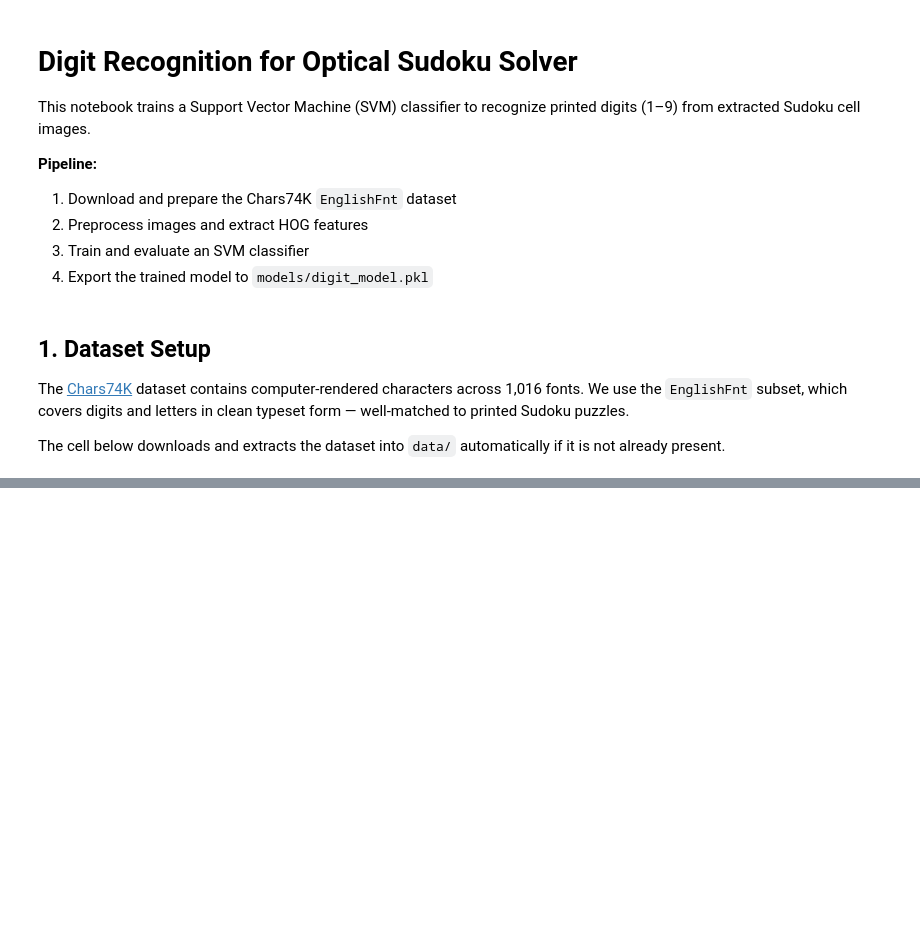
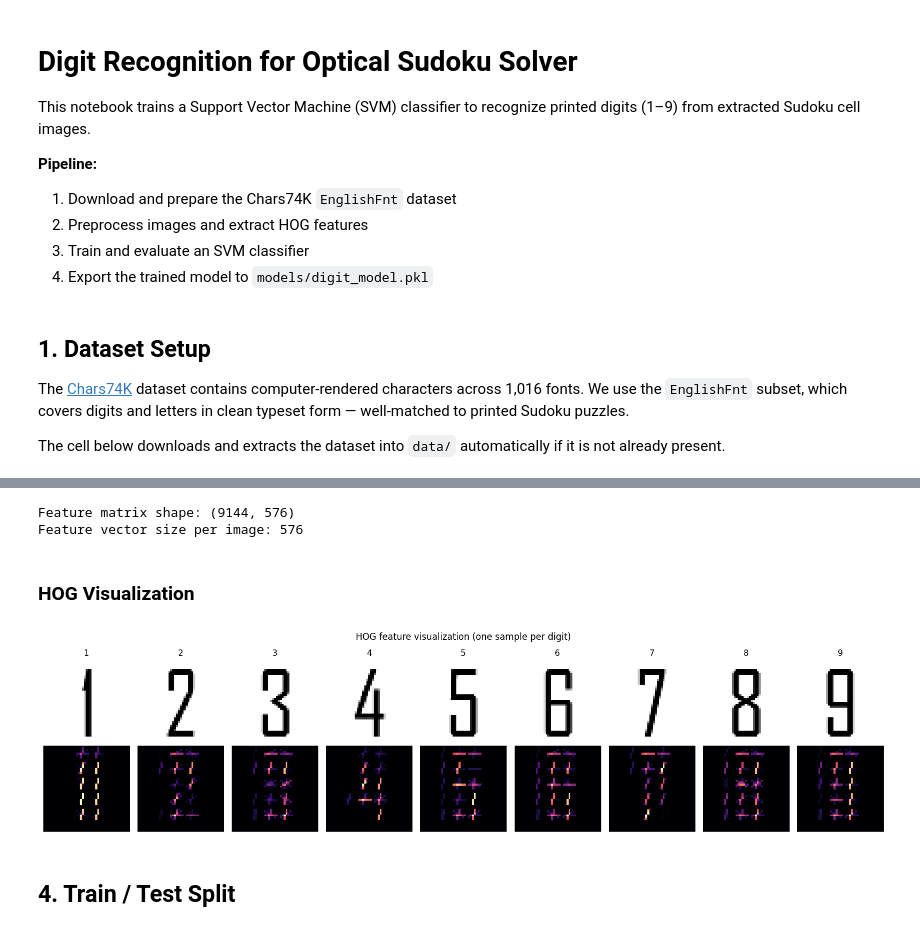
Before and after one commit to eddie-an/Optical-Sudoku-Solver, a Jupyter notebook: DigitRecognition.ipynb, the cells around one changed output, grey strips where cells are left out. Cells and saved outputs as stored; diff of their text form; code cells hidden in the pictures; blank space fills up the shorter version.

```diff
--- a/DigitRecognition.ipynb
+++ b/DigitRecognition.ipynb
@@ -47,0 +126,53 @@ Dataset ready at: data/EnglishFnt
+# %%
+HOG_PARAMS = dict(
+    orientations=9,
+    pixels_per_cell=(8, 8),   # 40/8 = 5 → clean 5x5 grid of cells
+    cells_per_block=(2, 2),
+    block_norm="L2-Hys",
+)
+
+def extract_hog_features(imgs):
+    features = []
+    for img in imgs:
+        # Normalize pixel values to [0, 1] before HOG
+        img_norm = img.astype(np.float32) / 255.0
+        feat = hog(img_norm, **HOG_PARAMS)
+        features.append(feat)
+    return np.array(features)
+
+X = extract_hog_features(images)
+y = labels
+
+print(f"Feature matrix shape: {X.shape}")
+print(f"Feature vector size per image: {X.shape[1]}")
+# %% [output]
+Feature matrix shape: (9144, 576)
+Feature vector size per image: 576
+# %% [markdown]
+### HOG Visualization
+# %%
+from skimage.feature import hog as skimage_hog
+
+fig, axes = plt.subplots(2, 9, figsize=(16, 4))
+fig.suptitle("HOG feature visualization (one sample per digit)", fontsize=12)
+
+for col, digit in enumerate(range(1, 10)):
+    idx = np.where(labels == digit)[0][0]
+    img_norm = images[idx].astype(np.float32) / 255.0
+    _, hog_image = skimage_hog(img_norm, **HOG_PARAMS, visualize=True)
+
+    axes[0, col].imshow(images[idx], cmap="gray")
+    axes[0, col].set_title(str(digit), fontsize=11)
+    axes[0, col].axis("off")
+
+    axes[1, col].imshow(hog_image, cmap="magma")
+    axes[1, col].axis("off")
+
+axes[0, 0].set_ylabel("Original", fontsize=10)
+axes[1, 0].set_ylabel("HOG", fontsize=10)
+plt.tight_layout()
+plt.show()
+# %% [output]
+[figure, added]
+# %% [markdown]
+## 4. Train / Test Split
```
Also changed, not shown: parts of 7 cells of this notebook.
